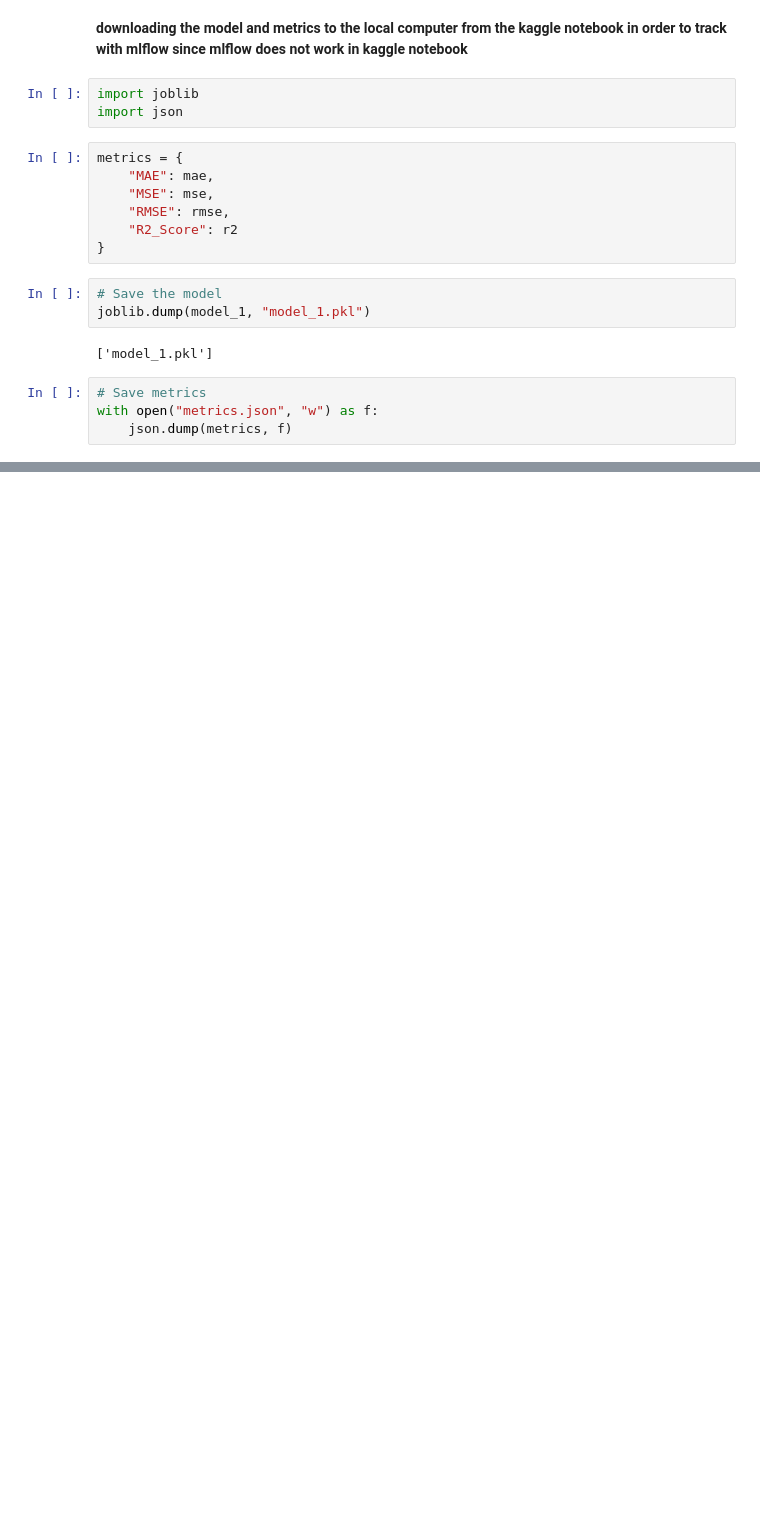
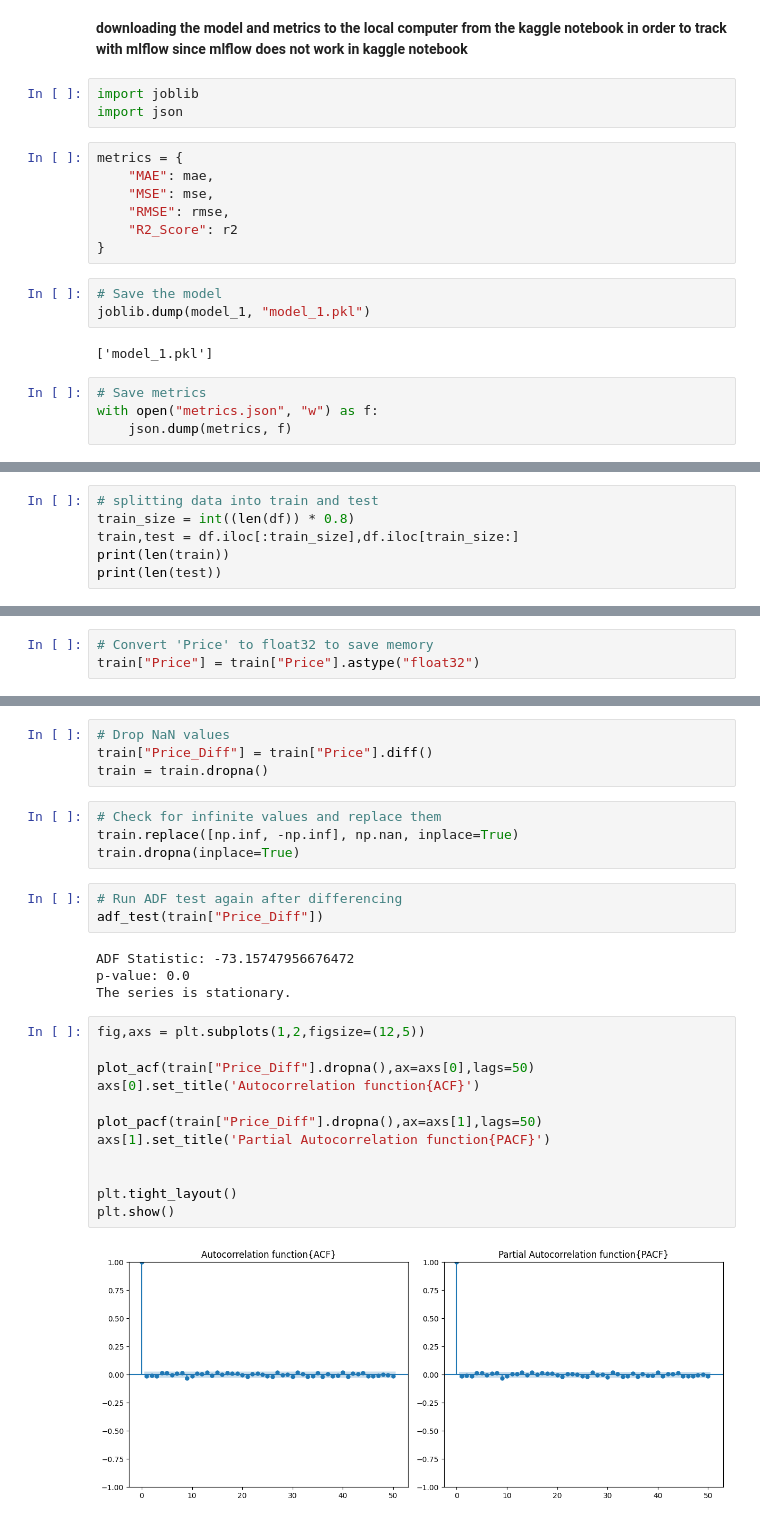
Before and after one commit to Saifansari-ai/eurousd_price_predictor, a Jupyter notebook: model-training.ipynb, the cells around one changed output, grey strips where cells are left out. Saved outputs shown, nothing was run; the diff lists cells and outputs as text; blank space fills up the shorter version.

Commit message:
Kaggle Notebook | model_training |sarima model

```diff
--- a/model-training.ipynb
+++ b/model-training.ipynb
@@ -199,0 +219,6 @@ with open("metrics.json", "w") as f:
+# %%
+# splitting data into train and test
+train_size = int((len(df)) * 0.8)
+train,test = df.iloc[:train_size],df.iloc[train_size:]
+print(len(train))
+print(len(test))
@@ -199,0 +262,3 @@ with open("metrics.json", "w") as f:
+# %%
+# Convert 'Price' to float32 to save memory
+train["Price"] = train["Price"].astype("float32")
@@ -199,0 +282,29 @@ with open("metrics.json", "w") as f:
+# %%
+# Drop NaN values
+train["Price_Diff"] = train["Price"].diff()
+train = train.dropna()
+# %%
+# Check for infinite values and replace them
+train.replace([np.inf, -np.inf], np.nan, inplace=True)
+train.dropna(inplace=True)
+# %%
+# Run ADF test again after differencing
+adf_test(train["Price_Diff"])
+# %% [output]
+ADF Statistic: -73.15747956676472
+p-value: 0.0
+The series is stationary.
+# %%
+fig,axs = plt.subplots(1,2,figsize=(12,5))
+
+plot_acf(train["Price_Diff"].dropna(),ax=axs[0],lags=50)
+axs[0].set_title('Autocorrelation function{ACF}')
+
+plot_pacf(train["Price_Diff"].dropna(),ax=axs[1],lags=50)
+axs[1].set_title('Partial Autocorrelation function{PACF}')
+
+
+plt.tight_layout()
+plt.show()
+# %% [output]
+[figure, added]
```
Also changed, not shown: parts of 29 cells of this notebook.
